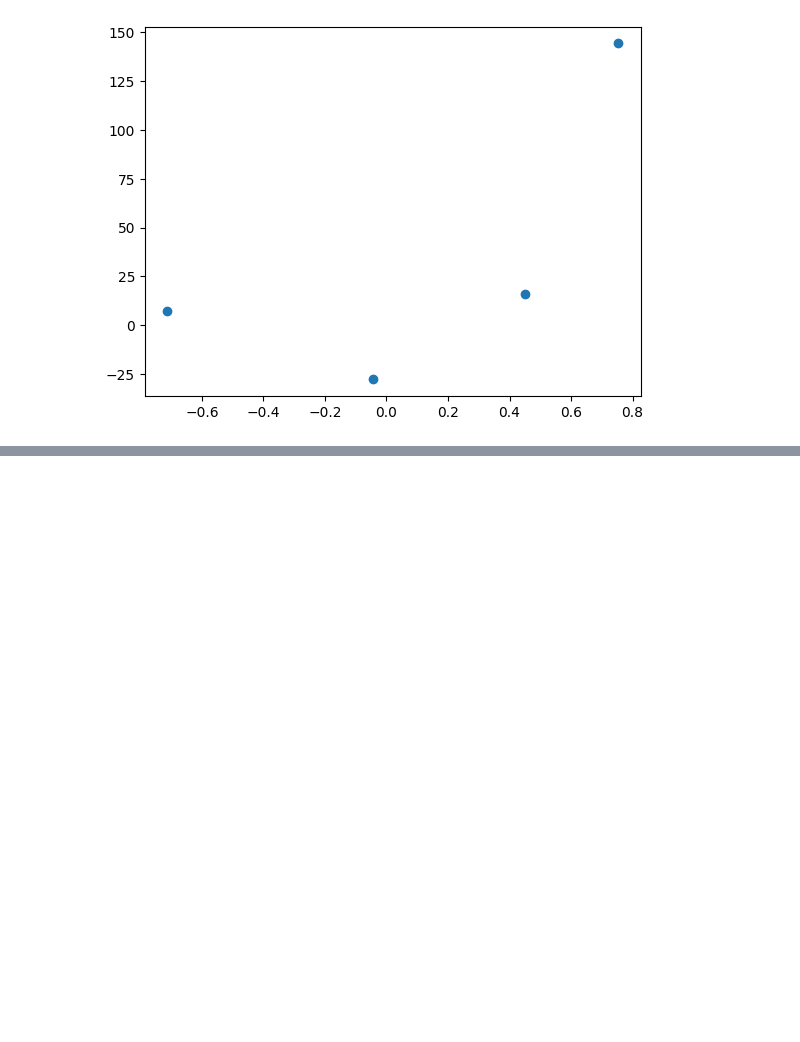
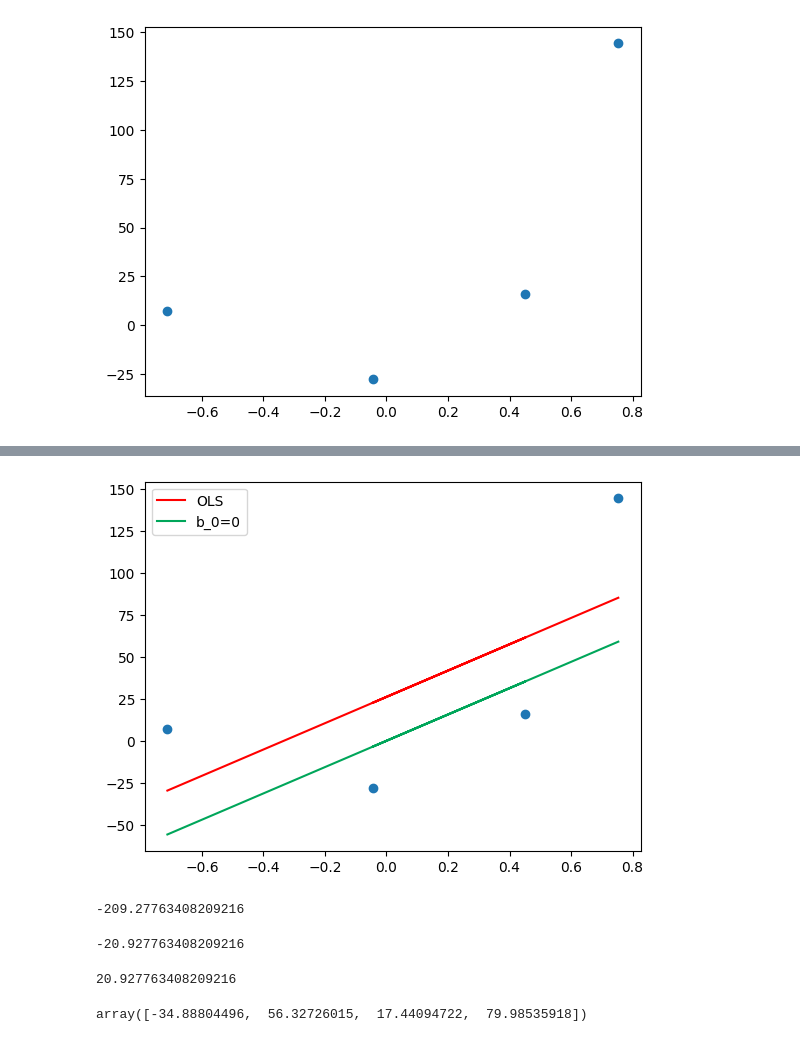
Before and after one commit to SagarChhabriya/data-science, a Jupyter notebook: Supervised-Learning/04-gradient-descent/gd.ipynb, the cells around one changed output, grey strips where cells are left out. Drawn from its saved outputs; the diff is of its cells as text; code cells hidden in the pictures; blank space fills up the shorter version.

```diff
--- a/Supervised-Learning/04-gradient-descent/gd.ipynb
+++ b/Supervised-Learning/04-gradient-descent/gd.ipynb
@@ -11,0 +38,6 @@ plt.scatter(X,y)
+# %%
+# Let's apply gradient descent assuming slope is constant m = 78.35
+# and let's assume the starting value for intercept b = 0
+m = 78.35
+b= 0
+y_pred = ((m * X) + b ).reshape(4)
@@ -11,0 +48,33 @@ plt.scatter(X,y)
+# %%
+plt.scatter(X,y)
+plt.plot(X, reg.predict(X), color="red", label="OLS")
+plt.plot(X,y_pred, color="#00a65a", label='b_0=0')
+plt.legend()
+plt.show()
+# %% [output]
+[figure, added]
+# %%
+m = 78.35
+b_0 = 0
+
+
+loss_slope = -2 * np.sum(y - m * X.ravel() - b_0)
+loss_slope
+# %% [output]
+-209.27763408209216
+# %%
+# Let's set the learning rate to 0.1
+
+lr = 0.1
+
+# for your kind information lr * slope is known as step size
+step_size = loss_slope * lr
+step_size
+# %% [output]
+-20.927763408209216
+# %%
+# Calculating the new intercept
+b_1 = b_0 - step_size
+b_1
+# %% [output]
+20.927763408209216
@@ -11,0 +83,4 @@ plt.scatter(X,y)
+# %%
+y_pred1
+# %% [output]
+array([-34.88804496,  56.32726015,  17.44094722,  79.98535918])
```
Also changed, not shown: parts of 22 cells of this notebook.
